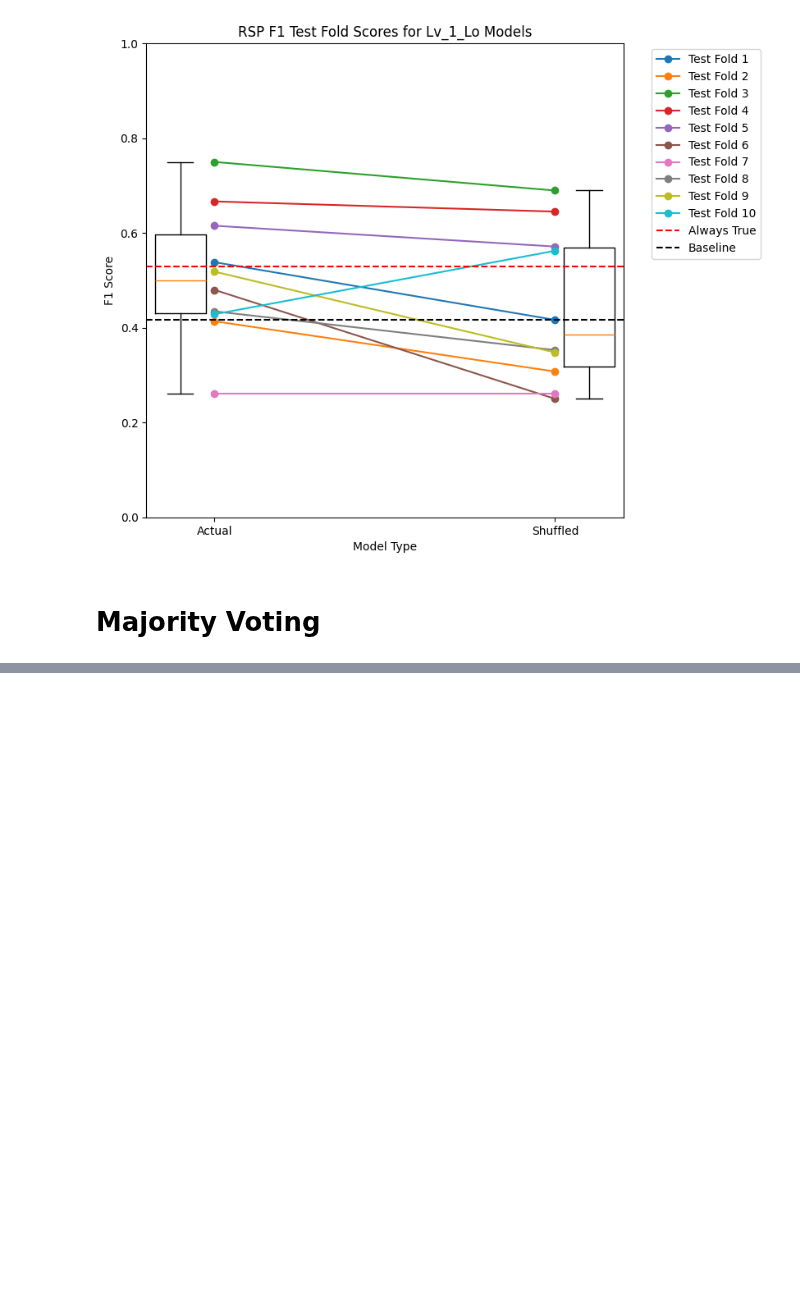
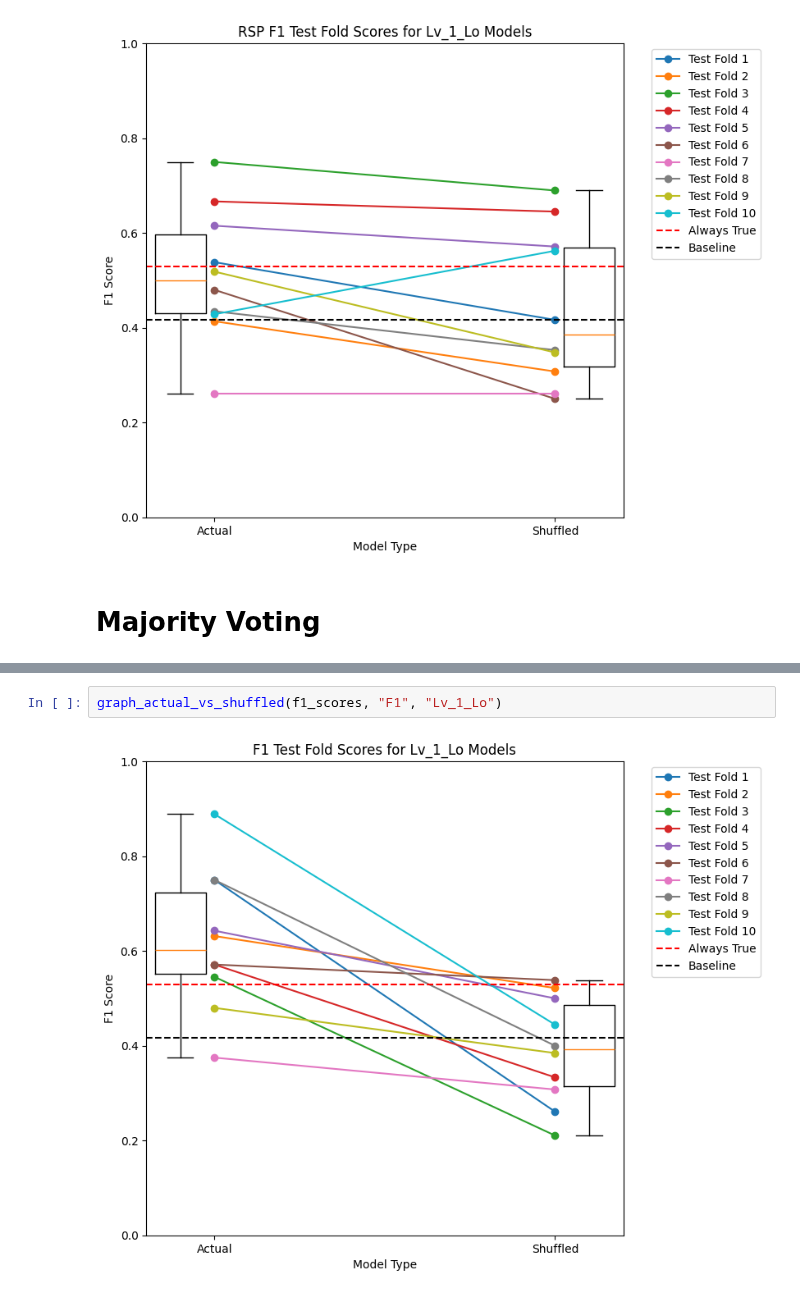
Before and after one commit to jaspershen21/jshen_DLA, a Jupyter notebook: Notebooks/3 Moving Average/Model_By_Sensory_With_Intercept.ipynb, the cells around one changed output, grey strips where cells are left out. Cells and saved outputs as stored; diff of their text form; blank space fills up the shorter version.

```diff
--- a/Notebooks/3 Moving Average/Model_By_Sensory_With_Intercept.ipynb
+++ b/Notebooks/3 Moving Average/Model_By_Sensory_With_Intercept.ipynb
@@ -254,0 +530,4 @@ sensor_actual_vs_shuffled(f1_scores, "F1", "Lv_1_Lo")
+# %%
+graph_actual_vs_shuffled(f1_scores, "F1", "Lv_1_Lo")
+# %% [output]
+[figure, added]
```
Also changed, not shown: parts of 24 cells of this notebook.
